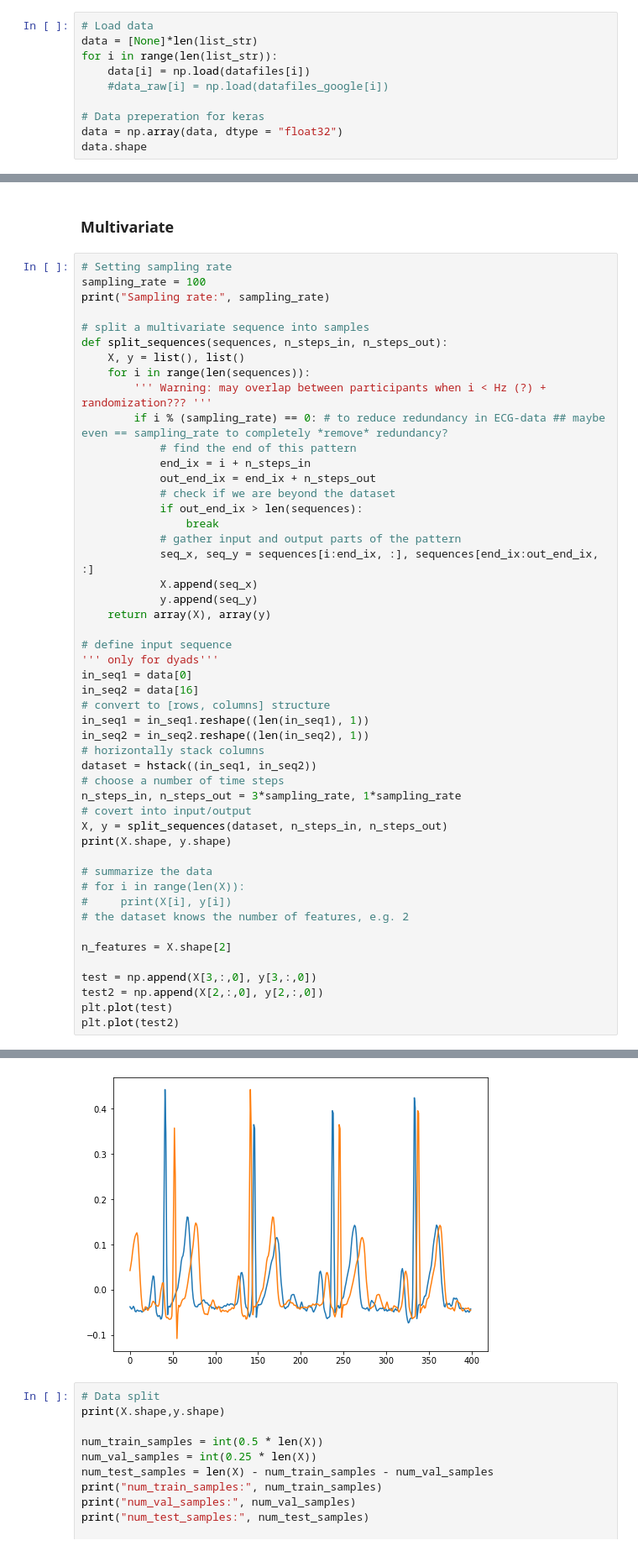
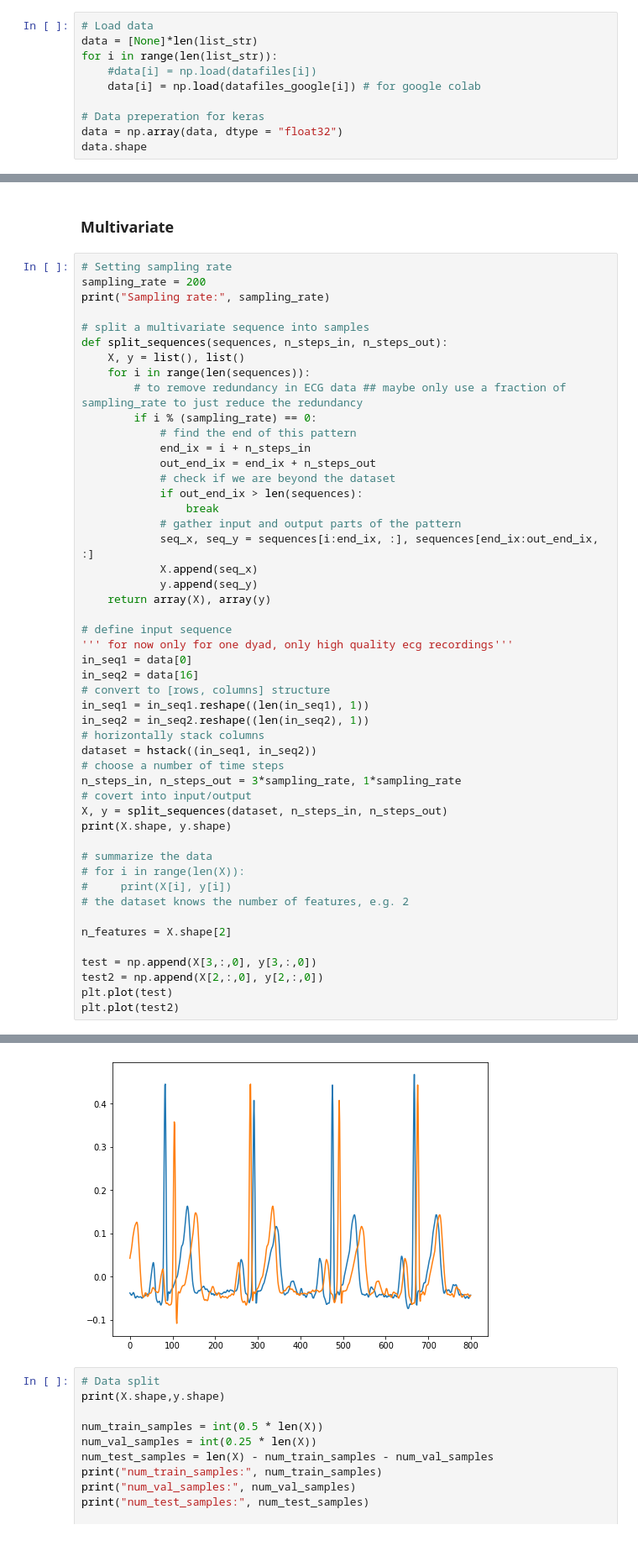
Before and after one commit to visserle/two-hearts, a Jupyter notebook: 03b_multivariate_forecast.ipynb, the cells around one changed output, grey strips where cells are left out. Shown at 84% size. Saved outputs shown, nothing was run; the diff lists cells and outputs as text.

```diff
--- a/03b_multivariate_forecast.ipynb
+++ b/03b_multivariate_forecast.ipynb
@@ -41,8 +44,8 @@ tf.version.VERSION
 # Load data
 data = [None]*len(list_str)
 for i in range(len(list_str)):
-    data[i] = np.load(datafiles[i])
-    #data_raw[i] = np.load(datafiles_google[i])
+    #data[i] = np.load(datafiles[i])
+    data[i] = np.load(datafiles_google[i]) # for google colab
 
 # Data preperation for keras
 data = np.array(data, dtype = "float32")
@@ -53,15 +56,15 @@ data.shape
 ### Multivariate
 # %%
 # Setting sampling rate
-sampling_rate = 100
+sampling_rate = 200
 print("Sampling rate:", sampling_rate)
 
 # split a multivariate sequence into samples
 def split_sequences(sequences, n_steps_in, n_steps_out):
     X, y = list(), list()
     for i in range(len(sequences)):
-        ''' Warning: may overlap between participants when i < Hz (?) + randomization??? '''
-        if i % (sampling_rate) == 0: # to reduce redundancy in ECG-data ## maybe even == sampling_rate to completely *remove* redundancy?
+        # to remove redundancy in ECG data ## maybe only use a fraction of sampling_rate to just reduce the redundancy
+        if i % (sampling_rate) == 0:
             # find the end of this pattern
             end_ix = i + n_steps_in
             out_end_ix = end_ix + n_steps_out
@@ -75,7 +78,7 @@ def split_sequences(sequences, n_steps_in, n_steps_out):
     return array(X), array(y)
 
 # define input sequence
-''' only for dyads'''
+''' for now only for one dyad, only high quality ecg recordings'''
 in_seq1 = data[0]
 in_seq2 = data[16]
 # convert to [rows, columns] structure
@@ -106,5 +109,5 @@ Sampling rate: 100
 [<matplotlib.lines.Line2D at 0x...>]
-[figure, old version]
+[figure, new version]
 # %%
 # Data split
 print(X.shape,y.shape)
```
Also changed, not shown: parts of 6 cells of this notebook, 2 other files.
